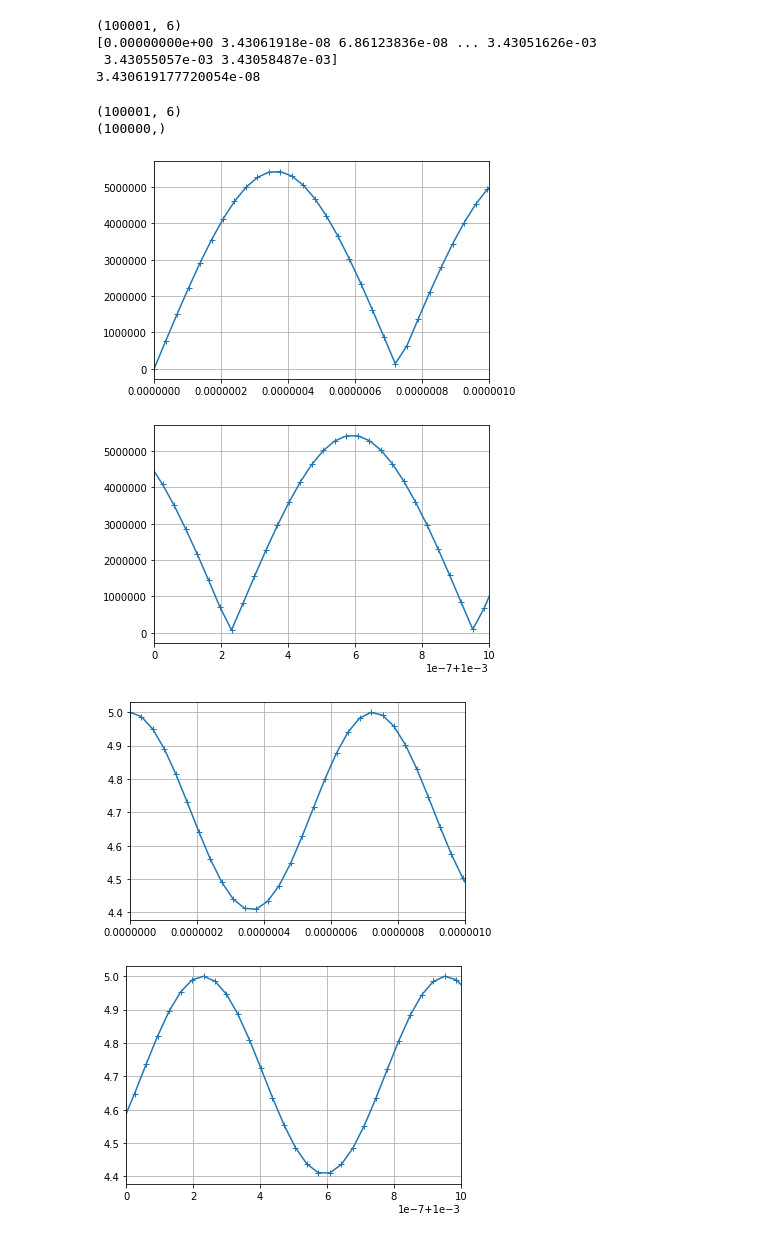
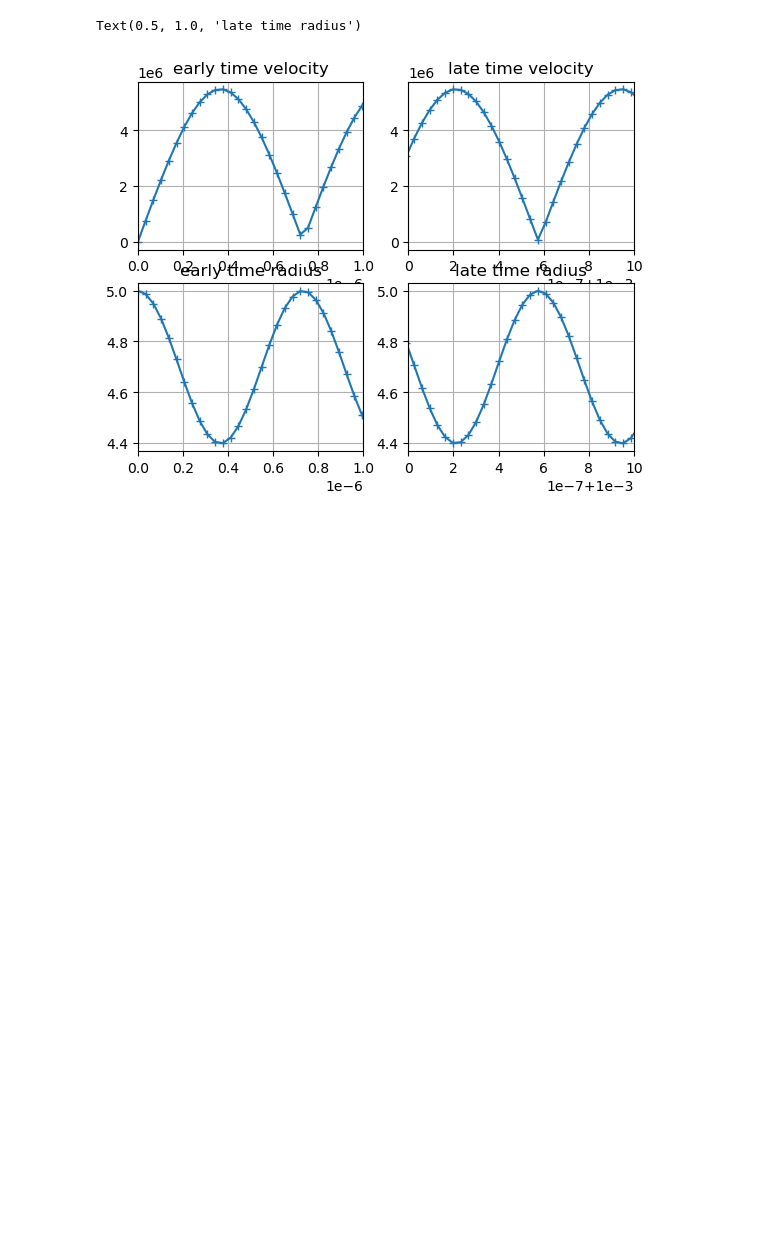
Before and after one commit to prats7up/compastrohpc, a Jupyter notebook: Codes/Boris_pusher.ipynb, the cells around one changed output. Drawn from its saved outputs; the diff is of its cells as text; code cells hidden in the pictures; blank space fills up the shorter version.

```diff
--- a/Codes/Boris_pusher.ipynb
+++ b/Codes/Boris_pusher.ipynb
@@ -40,3 +59,17 @@ vxi, vyi, vzi = 0., 0., 0.
+# %%
+#initialize coordinates
+xp = np.array([xi, yi, zi])
+vp = np.array([vxi, vyi, vzi])
+E_perp = cal_E_perp(xp)
+E_par = cal_E_par(xp)
+B = cal_B(xp)
+#first offset velocity by -dt/2 to use Leapfrog
+acc_loc = qbym*np.array([E_perp[0]+vp[1]*B/c, E_perp[1]-vp[0]*B/c, E_par])
+dt = 0.05*2*np.pi/w_c0 #1/20th of a cyclotron orbit
+time = 0
+data_t = []
+data_t.append(np.append(xp,vp)) #appends to the list; list to hold 6 coordinates at each time
+push_only_vp(vp, acc_loc, -0.5*dt) #offset velocity by -dt/2 to start Leap-frog
 # %%
 tend = 5000*2.0*np.pi/w_c0
 # %%
@@ -77,8 +110,13 @@ while (time < tend):
     push_only_vp(vminus, acc_loc, 0.5*dt)
     #step 2 of Boris; rotate at w_c
     w_c = qbym*B/c
+    '''
     vplus_x = np.cos(w_c*dt)*vminus[0] + np.sin(w_c*dt)*vminus[1]
     vplus_y = -np.sin(w_c*dt)*vminus[0] + np.cos(w_c*dt)*vminus[1]
+    '''
+    #solution of the matrix equation; also 2nd order accurate
+    vplus_x = (1-0.25*(w_c*dt)**2)*vminus[0]/(1+0.25*(w_c*dt)**2) + w_c*dt*vminus[1]/(1+0.25*(w_c*dt)**2)
+    vplus_y = -w_c*dt*vminus[0]/(1+0.25*(w_c*dt)**2) + (1-0.25*(w_c*dt)**2)*vminus[1]/(1+0.25*(w_c*dt)**2)
     vplus_z = vminus[2]
     #step 3 of Boris; apply E again for dt/2
     vp = np.array([vplus_x, vplus_y, vplus_z])
@@ -96,36 +134,29 @@ while (time < tend):
         data_t.append(np.append(xp, v_out))
 # %%
 dt = 0.05*2*np.pi/w_c0 #1/20th of a cyclotron orbit
-print(np.shape(data_t))
 t = np.arange(0, time, dt)
-# %% [output]
-(100001, 6)
-[0.00000000e+00 3.43061918e-08 6.86123836e-08 ... 3.43051626e-03
- 3.43055057e-03 3.43058487e-03]
-3.430619177720054e-08
 # %%
 data_t = np.array(data_t)
-print(np.shape(data_t))
-print(np.shape(t))
+plt.subplot(221)
 plt.plot(t, np.sqrt(data_t[:-1,3]**2+data_t[:-1,4]**2),'-+')
 plt.grid()
 plt.xlim([0, 1e-6])
-plt.figure()
+plt.title("early time velocity")
+plt.subplot(222)
 plt.plot(t, np.sqrt(data_t[:-1,3]**2+data_t[:-1,4]**2),'-+')
 plt.xlim([0.001, 0.001+1e-6])
 plt.grid()
-plt.figure()
+plt.title("late time velocity")
+plt.subplot(223)
 plt.plot(t, np.sqrt(data_t[:-1,0]**2+data_t[:-1,1]**2),'-+')
 plt.grid()
 plt.xlim([0, 1e-6])
-plt.figure()
+plt.title("early time radius")
+plt.subplot(224)
 plt.plot(t, np.sqrt(data_t[:-1,0]**2+data_t[:-1,1]**2),'-+')
 plt.xlim([0.001, 0.001+1e-6])
 plt.grid()
+plt.title("late time radius")
 # %% [output]
-(100001, 6)
-(100000,)
+Text(0.5, 1.0, 'late time radius')
-[figure, old version]
+[figure, new version]
-[figure, removed]
-[figure, removed]
-[figure, removed]
```
Also changed, not shown: parts of 9 cells of this notebook, 1 other file.
